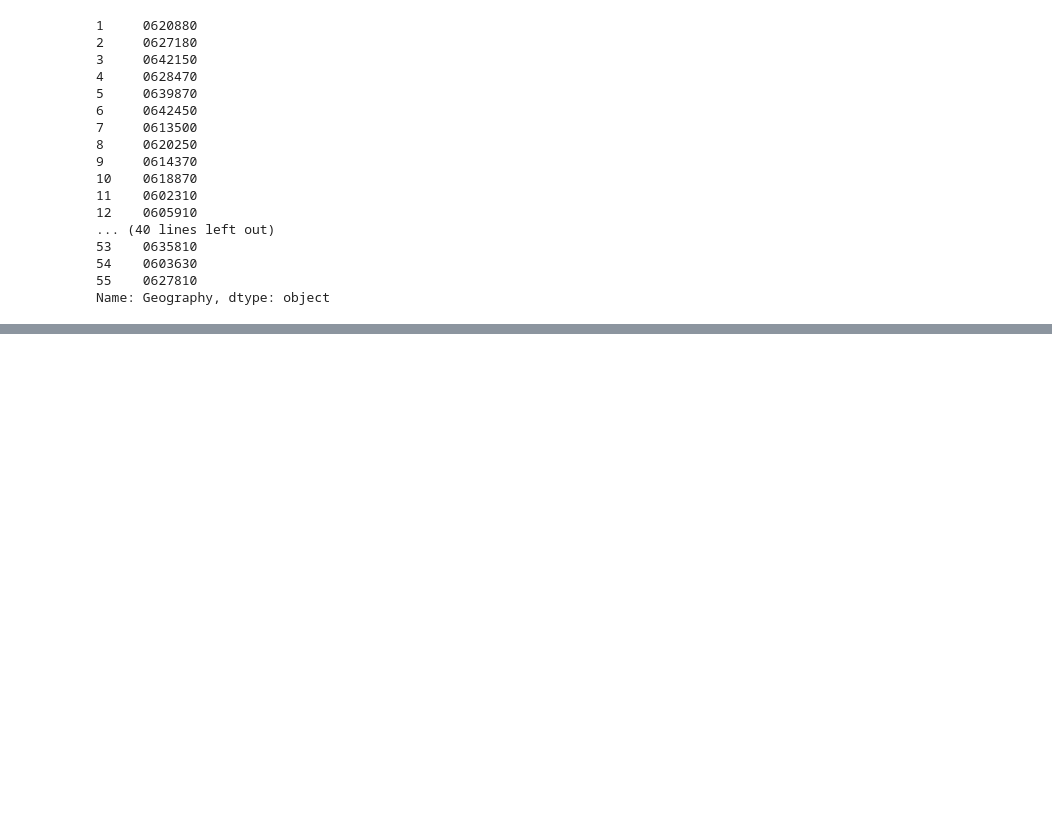
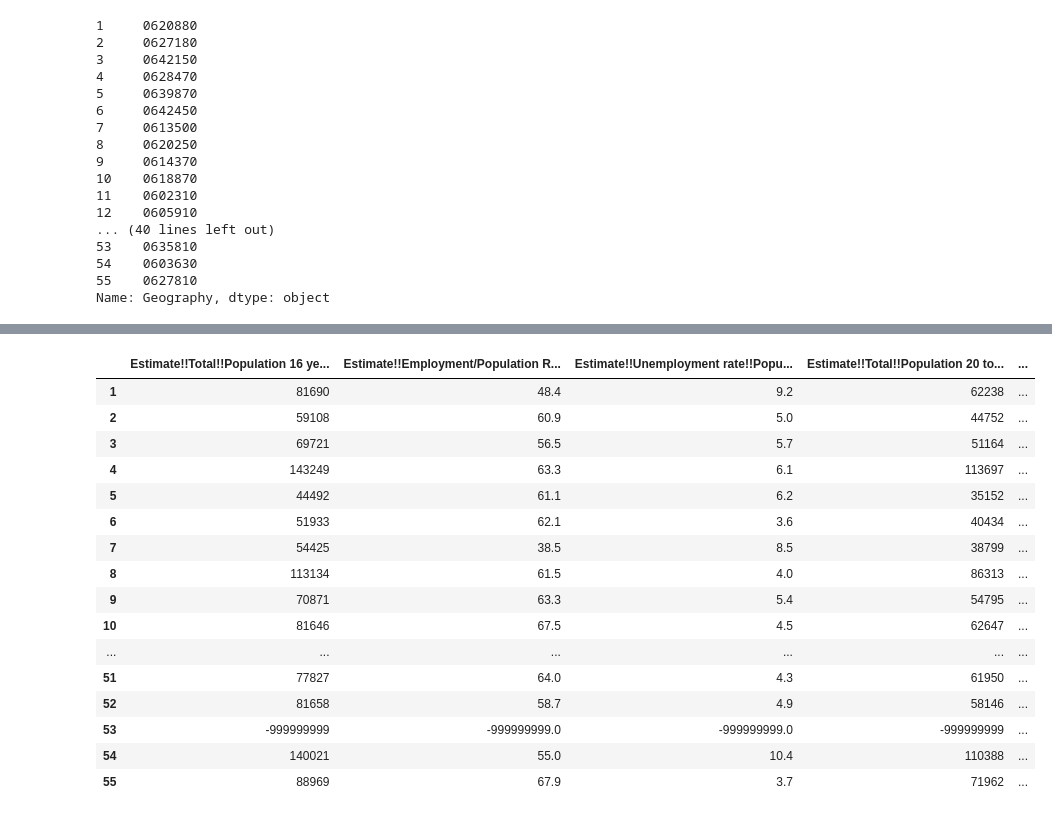
Before and after one commit to seidyp/ca-school-enrollment-trend, a Jupyter notebook: Census Employment- Elementary 2018.ipynb, the cells around one changed output, grey strips where cells are left out. Drawn from its saved outputs; the diff is of its cells as text; code cells hidden in the pictures; blank space fills up the shorter version.

```diff
--- a/Census Employment- Elementary 2018.ipynb
+++ b/Census Employment- Elementary 2018.ipynb
@@ -288 +279,21 @@ withoutage.head()
+# %%
+elementary2018
+# %% [output]
+|  | Estimate!!Total!!Population 16 ye... | Estimate!!Employment/Population R... | Estimate!!Unemployment rate!!Popu... | Estimate!!Total!!Population 20 to... | ... |
+| 1 | 81690 | 48.4 | 9.2 | 62238 | ... |
+| 2 | 59108 | 60.9 | 5.0 | 44752 | ... |
+| 3 | 69721 | 56.5 | 5.7 | 51164 | ... |
+| 4 | 143249 | 63.3 | 6.1 | 113697 | ... |
+| 5 | 44492 | 61.1 | 6.2 | 35152 | ... |
+| 6 | 51933 | 62.1 | 3.6 | 40434 | ... |
+| 7 | 54425 | 38.5 | 8.5 | 38799 | ... |
+| 8 | 113134 | 61.5 | 4.0 | 86313 | ... |
+| 9 | 70871 | 63.3 | 5.4 | 54795 | ... |
+| 10 | 81646 | 67.5 | 4.5 | 62647 | ... |
+| ... | ... | ... | ... | ... | ... |
+| 51 | 77827 | 64.0 | 4.3 | 61950 | ... |
+| 52 | 81658 | 58.7 | 4.9 | 58146 | ... |
+| 53 | -999999999 | -999999999.0 | -999999999.0 | -999999999 | ... |
+| 54 | 140021 | 55.0 | 10.4 | 110388 | ... |
+| 55 | 88969 | 67.9 | 3.7 | 71962 | ... |
 # %%
```
Also changed, not shown: parts of 16 cells of this notebook, 30 other files.
